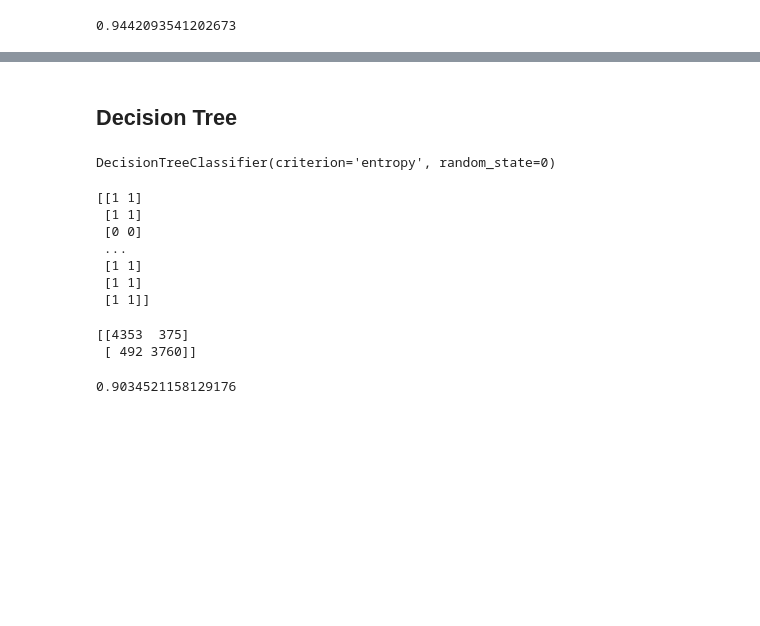
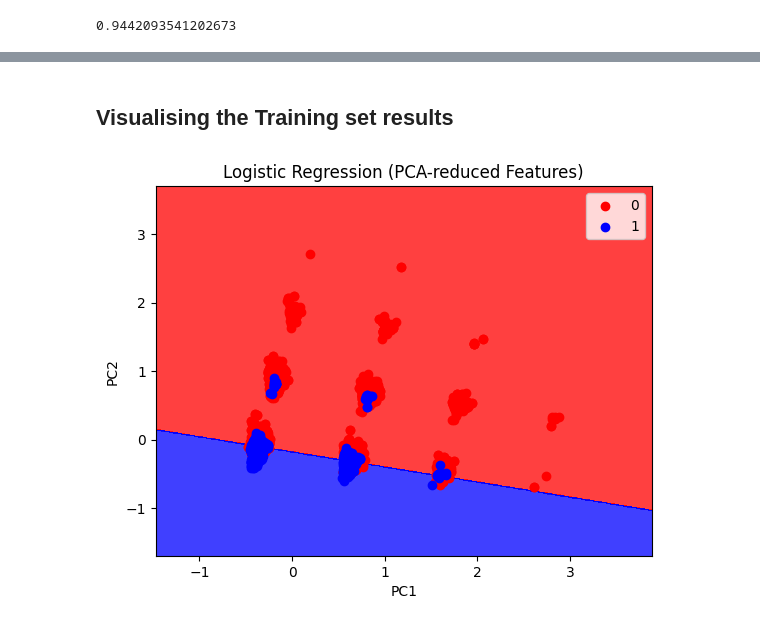
Before and after one commit to hassin070/Fake-News-Detection, a Jupyter notebook: Fake-News-Detection.ipynb, the cells around one changed output, grey strips where cells are left out. Cells and saved outputs as stored; diff of their text form; code cells hidden in the pictures; blank space fills up the shorter version.

Commit message:
Added Graphs to visualise

```diff
--- a/Fake-News-Detection.ipynb
+++ b/Fake-News-Detection.ipynb
@@ -193,28 +167,37 @@ accuracy_score(y_test, pred_NB)
-# %% [markdown]
-## Decision Tree
-# %%
-from sklearn.tree import DecisionTreeClassifier
-classifier = DecisionTreeClassifier(criterion ='entropy' ,random_state = 0)
-classifier.fit(X_train,y_train)
-# %% [output]
-DecisionTreeClassifier(criterion='entropy', random_state=0)
-# %%
-pred_NB = classifier.predict(X_test)
-print(np.concatenate((pred_NB.reshape(len(pred_NB),1), y_test.reshape(len(y_test),1)),1))
-# %% [output]
-[[1 1]
- [1 1]
- [0 0]
- ...
- [1 1]
- [1 1]
- [1 1]]
-# %%
-from sklearn.metrics import confusion_matrix, accuracy_score
-cm = confusion_matrix(y_test, pred_NB)
-print(cm)
-accuracy_score(y_test, pred_NB)
-# %% [output]
-[[4353  375]
- [ 492 3760]]
-0.9034521158129176
+# %% [markdown]
+## Visualising the Training set results
+# %%
+from sklearn.decomposition import PCA
+
+# Reduce features to 2D
+pca = PCA(n_components=2)
+X_pca = pca.fit_transform(X)
+
+# Train logistic regression again on reduced X
+X_train, X_test, y_train, y_test = train_test_split(X_pca, y, test_size=0.2, random_state=0)
+
+LR = LogisticRegression()
+LR.fit(X_train, y_train)
+
+# Now plot decision boundary
+from matplotlib.colors import ListedColormap
+
+x_set, y_set = X_train, y_train
+X1, X2 = np.meshgrid(
+    np.arange(start=x_set[:, 0].min() - 1, stop=x_set[:, 0].max() + 1, step=0.01),
+    np.arange(start=x_set[:, 1].min() - 1, stop=x_set[:, 1].max() + 1, step=0.01)
+)
+plt.contourf(X1, X2, LR.predict(np.array([X1.ravel(), X2.ravel()]).T).reshape(X1.shape),
+             alpha=0.75, cmap=ListedColormap(('red', 'blue')))
+plt.xlim(X1.min(), X1.max())
+plt.ylim(X2.min(), X2.max())
+for i, j in enumerate(np.unique(y_set)):
+    plt.scatter(x_set[y_set == j, 0], x_set[y_set == j, 1],
+                c=ListedColormap(('red', 'blue'))(i), label=j)
+plt.title('Logistic Regression (PCA-reduced Features)')
+plt.xlabel('PC1')
+plt.ylabel('PC2')
+plt.legend()
+plt.show()
+# %% [output]
+[figure, added]
```
Also changed, not shown: parts of 7 cells of this notebook.
